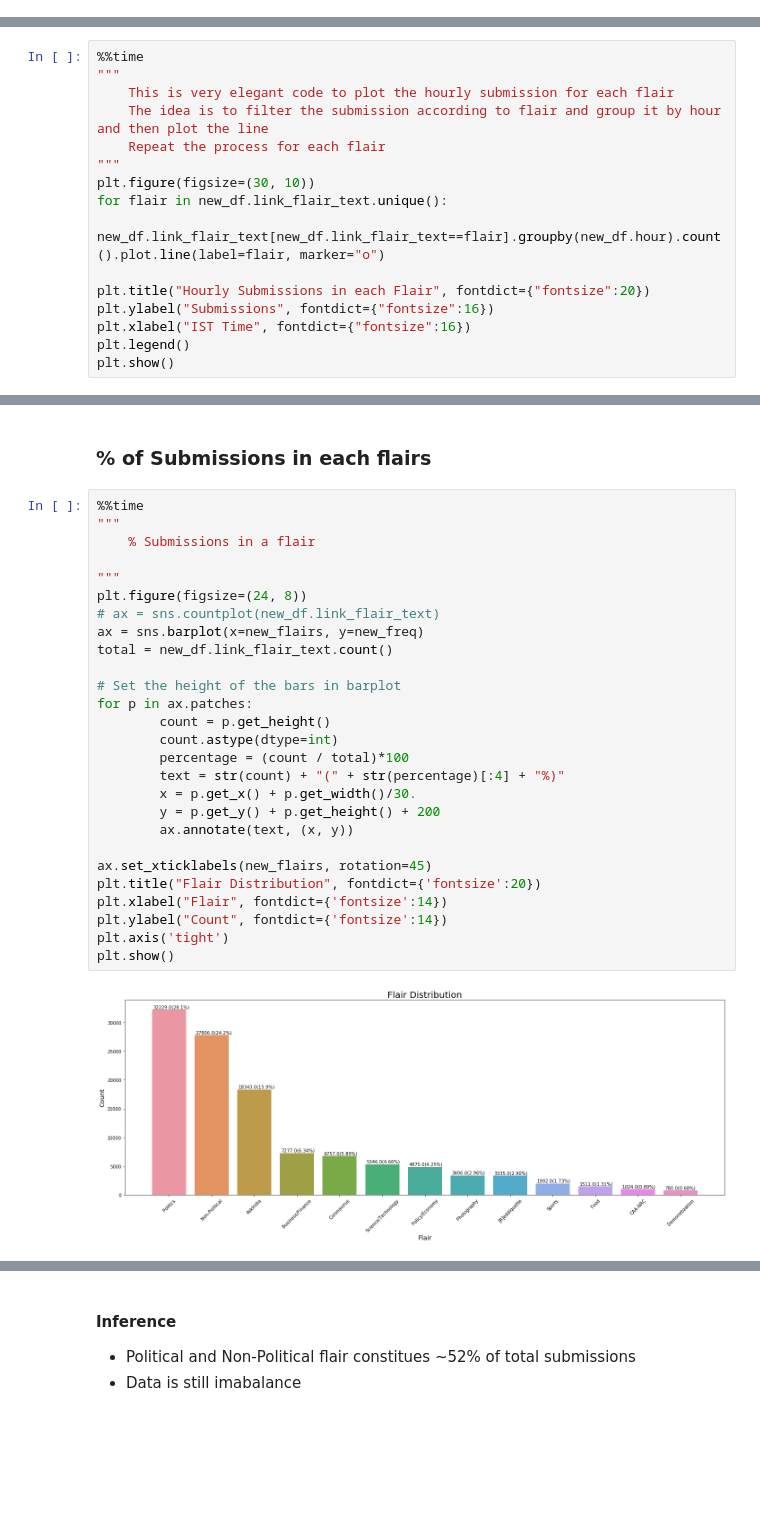
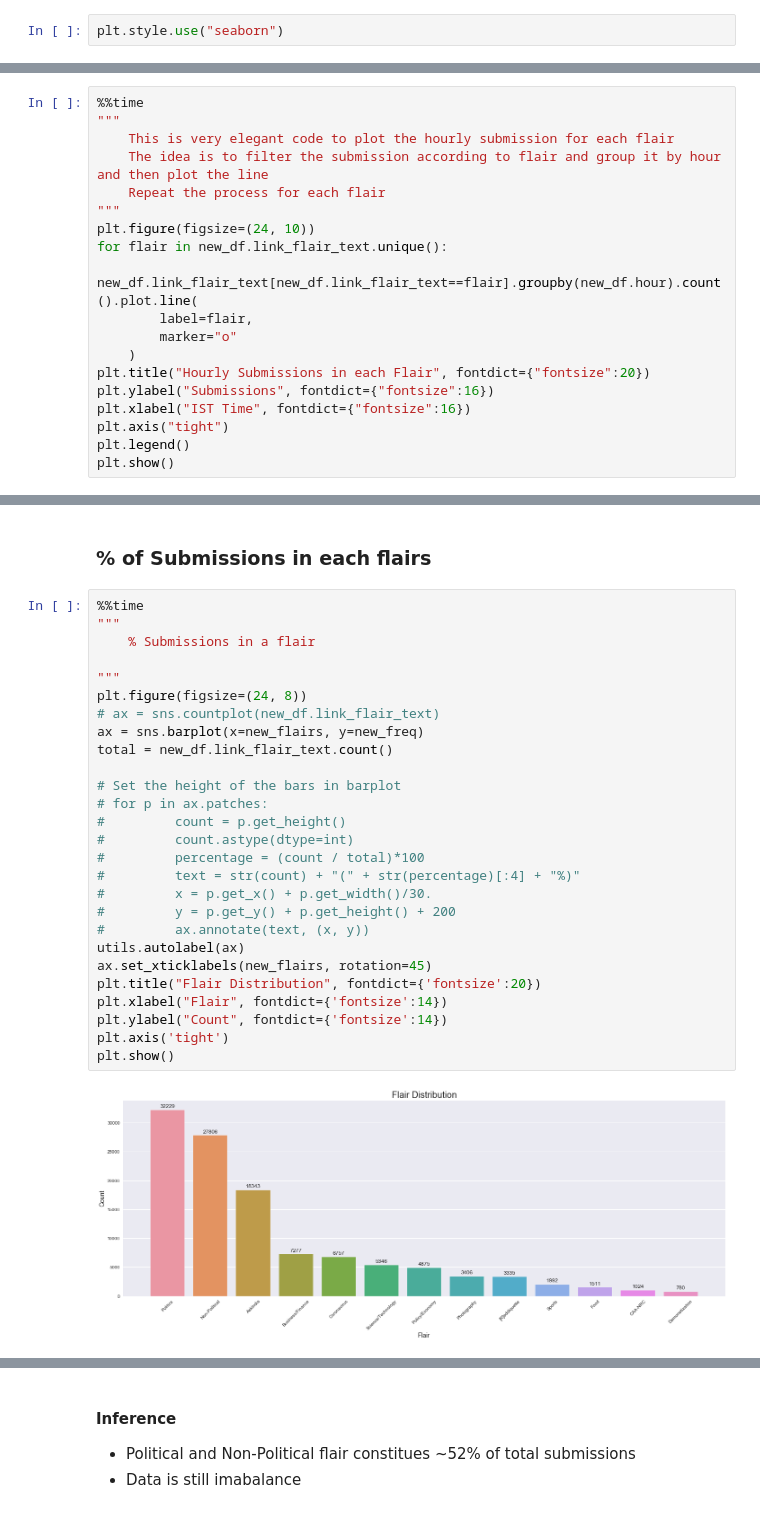
Before and after one commit to macabdul9/reddit-flait-detector, a Jupyter notebook: notebooks/reddit_flair_data_acquisation_June_2019.ipynb, the cells around one changed output, grey strips where cells are left out. Cells and saved outputs as stored; diff of their text form; blank space fills up the shorter version.

```diff
--- a/notebooks/reddit_flair_data_acquisation_June_2019.ipynb
+++ b/notebooks/reddit_flair_data_acquisation_June_2019.ipynb
@@ -188,3 +188,5 @@ import seaborn as sns
+# %%
+plt.style.use("seaborn")
 # %%
 plotly.offline.init_notebook_mode(connected=True)
 # %% [markdown]
@@ -444,13 +420,16 @@ plt.show()
     The idea is to filter the submission according to flair and group it by hour and then plot the line
     Repeat the process for each flair
 """
-plt.figure(figsize=(30, 10))
+plt.figure(figsize=(24, 10))
 for flair in new_df.link_flair_text.unique():
-    new_df.link_flair_text[new_df.link_flair_text==flair].groupby(new_df.hour).count().plot.line(label=flair, marker="o")
-
+    new_df.link_flair_text[new_df.link_flair_text==flair].groupby(new_df.hour).count().plot.line(
+        label=flair,
+        marker="o"
+    )
 plt.title("Hourly Submissions in each Flair", fontdict={"fontsize":20})
 plt.ylabel("Submissions", fontdict={"fontsize":16})
 plt.xlabel("IST Time", fontdict={"fontsize":16})
+plt.axis("tight")
 plt.legend()
 plt.show()
 # %% [output]
@@ -474,29 +453,29 @@ with open("flairs_freq.json", 'w') as fp:
 # %%
 %%time
 """
     % Submissions in a flair
 
 """
 plt.figure(figsize=(24, 8))
 # ax = sns.countplot(new_df.link_flair_text)
 ax = sns.barplot(x=new_flairs, y=new_freq)
 total = new_df.link_flair_text.count()
 
 # Set the height of the bars in barplot
-for p in ax.patches:
-        count = p.get_height()
-        count.astype(dtype=int)
-        percentage = (count / total)*100
-        text = str(count) + "(" + str(percentage)[:4] + "%)"
-        x = p.get_x() + p.get_width()/30.
-        y = p.get_y() + p.get_height() + 200
-        ax.annotate(text, (x, y))
-
+# for p in ax.patches:
+#         count = p.get_height()
+#         count.astype(dtype=int)
+#         percentage = (count / total)*100
+#         text = str(count) + "(" + str(percentage)[:4] + "%)"
+#         x = p.get_x() + p.get_width()/30.
+#         y = p.get_y() + p.get_height() + 200
+#         ax.annotate(text, (x, y))
+utils.autolabel(ax)
 ax.set_xticklabels(new_flairs, rotation=45)
 plt.title("Flair Distribution", fontdict={'fontsize':20})
 plt.xlabel("Flair", fontdict={'fontsize':14})
 plt.ylabel("Count", fontdict={'fontsize':14})
 plt.axis('tight')
 plt.show()
 # %% [output]
-[figure, old version]
+[figure, new version]
```
Also changed, not shown: parts of 22 cells of this notebook, 6 other files.
